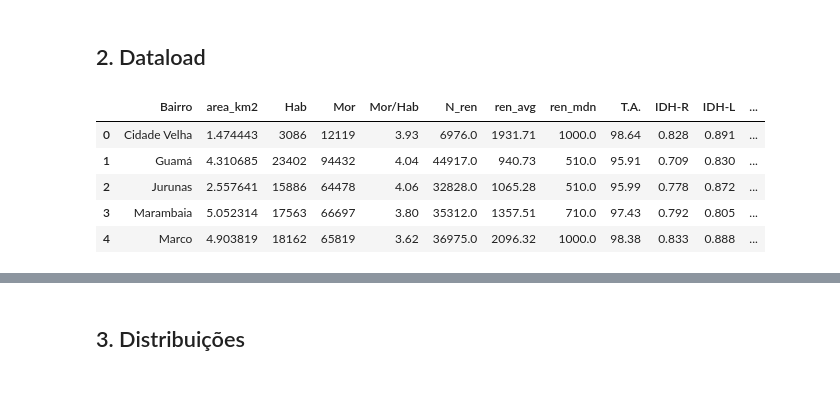
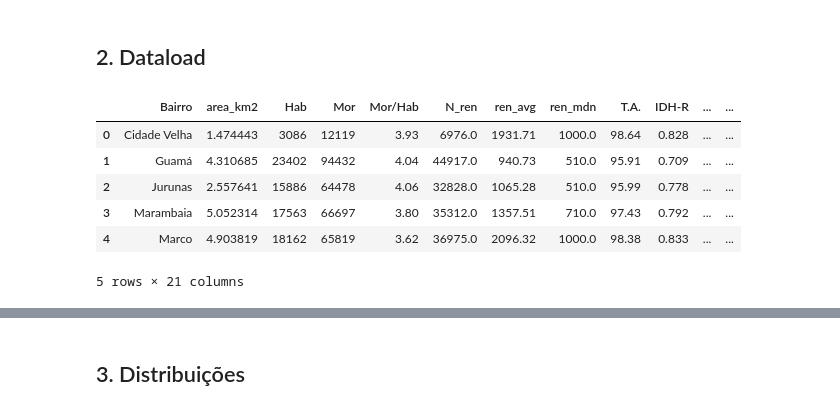
Before and after one commit to albertoakel/data_ambiental, a Jupyter notebook: notebook/EDA.ipynb, the cells around one changed output, grey strips where cells are left out. Cells and saved outputs as stored; diff of their text form; code cells hidden in the pictures.

```diff
--- a/notebook/EDA.ipynb
+++ b/notebook/EDA.ipynb
@@ -71,20 +71,27 @@ sns.color_palette(color)
 # %%
 # ---------------------------
 # 0) carregue os arquivos (ajuste paths)
 # ---------------------------
-path_proc = "/home/akel/PycharmProjects/Data_ambiental/data/process/"
+path = "/home/akel/PycharmProjects/Data_ambiental/data/process/"
 
-dfo = pd.read_csv(path_proc + "tabela_total_com_DIEs.csv").rename(columns={'Quantidade de Depósitos Irregulares':'QTI','Depósitos Irregulares est.': 'DIEs',})
+dfo = pd.read_csv(path + "tabela_total_com_DIEs.csv").rename(columns={'Quantidade de Depósitos Irregulares':'QTI','Depósitos Irregulares est.': 'DIEs',})
+
+df2 = pd.read_csv(path + "Bairros_Ncoleta.csv")
+
 
 features=dfo.drop(['Bairro','DIEs'], axis=1).columns
+
+dfo = dfo.merge(df2, on="Bairro", how="left")
+
 dfo.head(5)
 # %% [output]
-|  | Bairro | area_km2 | Hab | Mor | Mor/Hab | N_ren | ren_avg | ren_mdn | T.A. | IDH-R | IDH-L | ... |
-| 0 | Cidade Velha | 1.474443 | 3086 | 12119 | 3.93 | 6976.0 | 1931.71 | 1000.0 | 98.64 | 0.828 | 0.891 | ... |
-| 1 | Guamá | 4.310685 | 23402 | 94432 | 4.04 | 44917.0 | 940.73 | 510.0 | 95.91 | 0.709 | 0.830 | ... |
-| 2 | Jurunas | 2.557641 | 15886 | 64478 | 4.06 | 32828.0 | 1065.28 | 510.0 | 95.99 | 0.778 | 0.872 | ... |
-| 3 | Marambaia | 5.052314 | 17563 | 66697 | 3.80 | 35312.0 | 1357.51 | 710.0 | 97.43 | 0.792 | 0.805 | ... |
-| 4 | Marco | 4.903819 | 18162 | 65819 | 3.62 | 36975.0 | 2096.32 | 1000.0 | 98.38 | 0.833 | 0.888 | ... |
+|  | Bairro | area_km2 | Hab | Mor | Mor/Hab | N_ren | ren_avg | ren_mdn | T.A. | IDH-R | ... | ... |
+| 0 | Cidade Velha | 1.474443 | 3086 | 12119 | 3.93 | 6976.0 | 1931.71 | 1000.0 | 98.64 | 0.828 | ... | ... |
+| 1 | Guamá | 4.310685 | 23402 | 94432 | 4.04 | 44917.0 | 940.73 | 510.0 | 95.91 | 0.709 | ... | ... |
+| 2 | Jurunas | 2.557641 | 15886 | 64478 | 4.06 | 32828.0 | 1065.28 | 510.0 | 95.99 | 0.778 | ... | ... |
+| 3 | Marambaia | 5.052314 | 17563 | 66697 | 3.80 | 35312.0 | 1357.51 | 710.0 | 97.43 | 0.792 | ... | ... |
+| 4 | Marco | 4.903819 | 18162 | 65819 | 3.62 | 36975.0 | 2096.32 | 1000.0 | 98.38 | 0.833 | ... | ... |
+5 rows × 21 columns
 # %%
 inital_describe(dfo)
 # %% [output]
```
Also changed, not shown: parts of 10 cells of this notebook, 4 other files.
